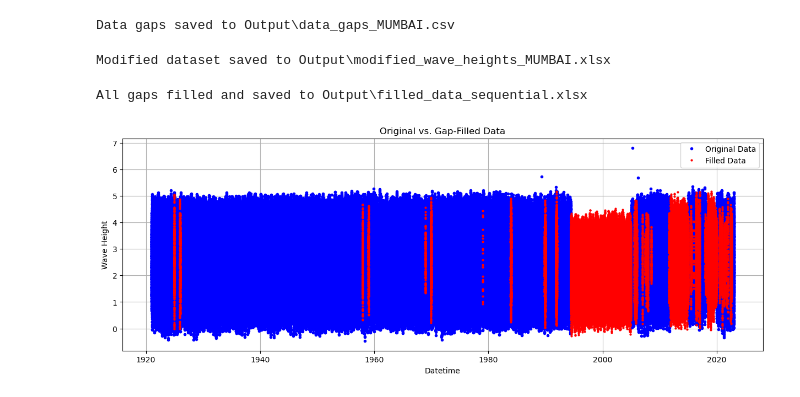
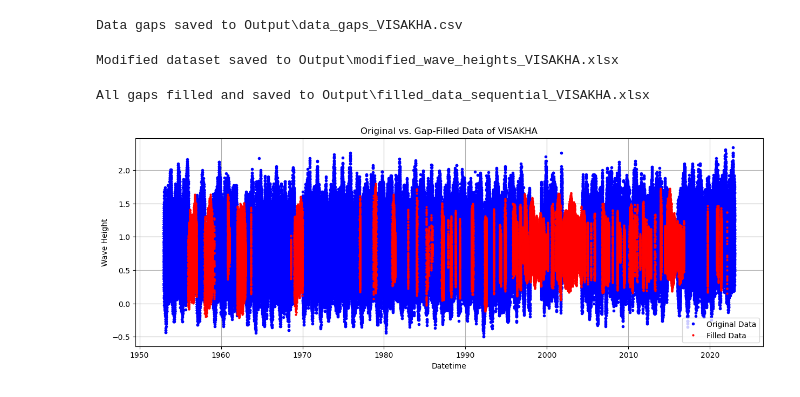
Before and after one commit to dpkkr/Tidal_Project, a Jupyter notebook: data_gap_interpolation.ipynb, the cells around one changed output. Drawn from its saved outputs; the diff is of its cells as text; code cells hidden in the pictures.

Commit message:
data_gap_filled

```diff
--- a/data_gap_interpolation.ipynb
+++ b/data_gap_interpolation.ipynb
@@ -5,7 +5,6 @@ import os
 import matplotlib.pyplot as plt
 from scipy.fft import rfft, irfft, rfftfreq
 # %%
-
 def find_data_gaps(file_path, date_col, output_csv, modified_file):
     """
     Reads an Excel file, identifies continuous missing data gaps, including missing dates,
@@ -89,12 +88,15 @@ def find_data_gaps(file_path, date_col, output_csv, modified_file):
     df = pd.concat([df, pd.DataFrame(new_rows)], ignore_index=True)
     df.sort_values(by=[date_col], inplace=True)
 
+    # Replace NaN values with None
+    df = df.where(pd.notnull(df), None)
+
     # Save the modified dataset
     df.to_excel(modified_file, index=False)
     print(f"Modified dataset saved to {modified_file}")
 
 # Example usage
-port = "MUMBAI"
+port = "VISAKHA"
 output_folder = "Output"
 input_file_name = f"Appended_Wave_Heights_of_{port}.xlsx"
 output_file_name = f"data_gaps_{port}.csv"
@@ -104,8 +106,8 @@ output_file = os.path.join(output_folder, output_file_name)
 modified_file = os.path.join(output_folder, modified_file_name)
 find_data_gaps(input_file, 'Date', output_file, modified_file)
 # %% [output]
-Data gaps saved to Output\data_gaps_MUMBAI.csv
+Data gaps saved to Output\data_gaps_VISAKHA.csv
-Modified dataset saved to Output\modified_wave_heights_MUMBAI.xlsx
+Modified dataset saved to Output\modified_wave_heights_VISAKHA.xlsx
 # %%
 import numpy as np
 import pandas as pd
@@ -113,9 +115,9 @@ import os
 import matplotlib.pyplot as plt
 from scipy.fft import rfft, irfft, rfftfreq
 
-def fill_missing_with_fft_sequential(input_csv, output_xlsx, full_data_xlsx, sampling_rate=24, top_n=10000):
+def fill_missing_with_fft_sequential(input_csv, output_xlsx, full_data_xlsx, sampling_rate=24, top_n=100):
     """
-    Fill all missing data gaps sequentially using FFT-based interpolation.
+    Fill missing data gaps sequentially using FFT-based interpolation.
 
     Parameters:
     input_csv (str): Path to the input CSV file containing data gaps.
@@ -140,32 +142,41 @@ def fill_missing_with_fft_sequential(input_csv, output_xlsx, full_data_xlsx, sam
     df_long.set_index('Datetime', inplace=True)
     df_long.sort_index(inplace=True)
 
+    last_rejected_end = df_long.index.min()
+
     # Process all data gaps sequentially
     for _, row in gaps_df.iterrows():
         start, end = row['Start'], row['End']
         mask = (df_long.index >= start) & (df_long.index <= end)
-        prior_data = list(df_long.loc[df_long.index < start, 'Value'].dropna().values)  # Ensure prior_data is a list
 
-        if len(prior_data) > 0:
-            prior_data_length = len(prior_data)
-            gap_length = mask.sum()
+        # Ensure prior data starts from the last rejected gap end
+        prior_data = list(df_long.loc[(df_long.index >= last_rejected_end) & (df_long.index < start), 'Value'].dropna().values)
+        prior_data_length = len(prior_data)
+        gap_length = mask.sum()
 
-            rfft_data = rfft(prior_data, n=prior_data_length)
-            freqs = rfftfreq(prior_data_length, d=1.0/sampling_rate)
+        # Ensure at least one year of prior data is available
+        prior_data_duration = (start - last_rejected_end).days
 
-            # Extract dominant frequencies
-            amplitude = 2/prior_data_length * np.abs(rfft_data)
-            dominant_indices = np.argpartition(-amplitude, top_n)[:top_n]
-            filtered_rfft_data = np.zeros_like(rfft_data, dtype=complex)
+        # if prior_data_duration < 3  * 30 or gap_length > 6 * 30 * 24:  # Reject gaps longer than one month
+        #     last_rejected_end = end
+        #     continue
 
-            for i in dominant_indices:
-                filtered_rfft_data[i] = rfft_data[i]
+        rfft_data = rfft(prior_data, n=prior_data_length)
+        freqs = rfftfreq(prior_data_length, d=1.0/sampling_rate)
 
-            # Inverse FFT to reconstruct signal
-            interpolated_data = irfft(filtered_rfft_data, n=prior_data_length + gap_length)
+        # Extract dominant frequencies
+        amplitude = 2 / prior_data_length * np.abs(rfft_data)
+        dominant_indices = np.argpartition(-amplitude, top_n)[:top_n]
+        filtered_rfft_data = np.zeros_like(rfft_data, dtype=complex)
 
-            # Replace missing values with interpolated data
-            df_long.loc[mask, 'Value'] = interpolated_data[-gap_length:]
+        for i in dominant_indices:
+            filtered_rfft_data[i] = rfft_data[i]
+
+        # Inverse FFT to reconstruct signal
+        interpolated_data = irfft(filtered_rfft_data, n=prior_data_length + gap_length)
+
+        # Replace missing values with interpolated data
+        df_long.loc[mask, 'Value'] = interpolated_data[-gap_length:]
 
     # Pivot back to wide format
     df_filled = df_long.pivot(index='Date', columns='Hour', values='Value')
@@ -175,6 +186,7 @@ def fill_missing_with_fft_sequential(input_csv, output_xlsx, full_data_xlsx, sam
     # Save to Excel
     df_filled.to_excel(output_xlsx, index=False)
     print(f"All gaps filled and saved to {output_xlsx}")
+
 
 def plot_filled_vs_original(original_xlsx, filled_xlsx, gaps_csv, output_plot):
     """
@@ -206,38 +218,39 @@ def plot_filled_vs_original(original_xlsx, filled_xlsx, gaps_csv, output_plot):
     df_original_long['Datetime'] = pd.to_datetime(df_original_long['Date'].astype(str)) + pd.to_timedelta(df_original_long['Hour'], unit='h')
     df_filled_long['Datetime'] = pd.to_datetime(df_filled_long['Date'].astype(str)) + pd.to_timedelta(df_filled_long['Hour'], unit='h')
 
     # Filter only the filled gap locations
     gap_datetimes = []
     for _, row in gaps_df.iterrows():
-        gap_datetimes.extend(pd.date_range(row['Start'], row['End'], freq='H'))
+        gap_datetimes.extend(pd.date_range(row['Start'], row['End'], freq='h'))
 
     df_filled_long = df_filled_long[df_filled_long['Datetime'].isin(gap_datetimes)]
 
     # Plot
     plt.figure(figsize=(15, 5))
     plt.plot(df_original_long['Datetime'], df_original_long['Original'], 'bo', markersize=3, label='Original Data')
     plt.plot(df_filled_long['Datetime'], df_filled_long['Filled'], 'ro', markersize=2, label='Filled Data')
     plt.xlabel('Datetime')
     plt.ylabel('Wave Height')
-    plt.title('Original vs. Gap-Filled Data')
+    plt.title(f'Original vs. Gap-Filled Data of {port}')
     plt.legend()
     plt.grid()
     plt.savefig(output_plot, format='jpeg', dpi=300)
     plt.show()
 
 # Example usage
+port = "VISAKHA"
 output_folder = "Output"
-input_file_name = "data_gaps_mumbai.csv"
-full_data_file_name = "modified_wave_heights.xlsx"
-output_file_name = "filled_data_sequential.xlsx"
-plot_file_name = "filled_vs_original.jpeg"
+input_file_name = f"data_gaps_{port}.csv"
+full_data_file_name = f"modified_wave_heights_{port}.xlsx"
+output_file_name = f"filled_data_sequential_{port}.xlsx"
+plot_file_name = f"filled_vs_original_{port}.jpeg"
 input_file = os.path.join(output_folder, input_file_name)
 full_data_file = os.path.join(output_folder, full_data_file_name)
 output_file = os.path.join(output_folder, output_file_name)
 plot_file = os.path.join(output_folder, plot_file_name)
 
 fill_missing_with_fft_sequential(input_file, output_file, full_data_file)
 plot_filled_vs_original(full_data_file, output_file, input_file, plot_file)
 # %% [output]
-All gaps filled and saved to Output\filled_data_sequential.xlsx
+All gaps filled and saved to Output\filled_data_sequential_VISAKHA.xlsx
-[figure, old version]
+[figure, new version]
```
Also changed, not shown: parts of 2 cells of this notebook, 4 other files.
